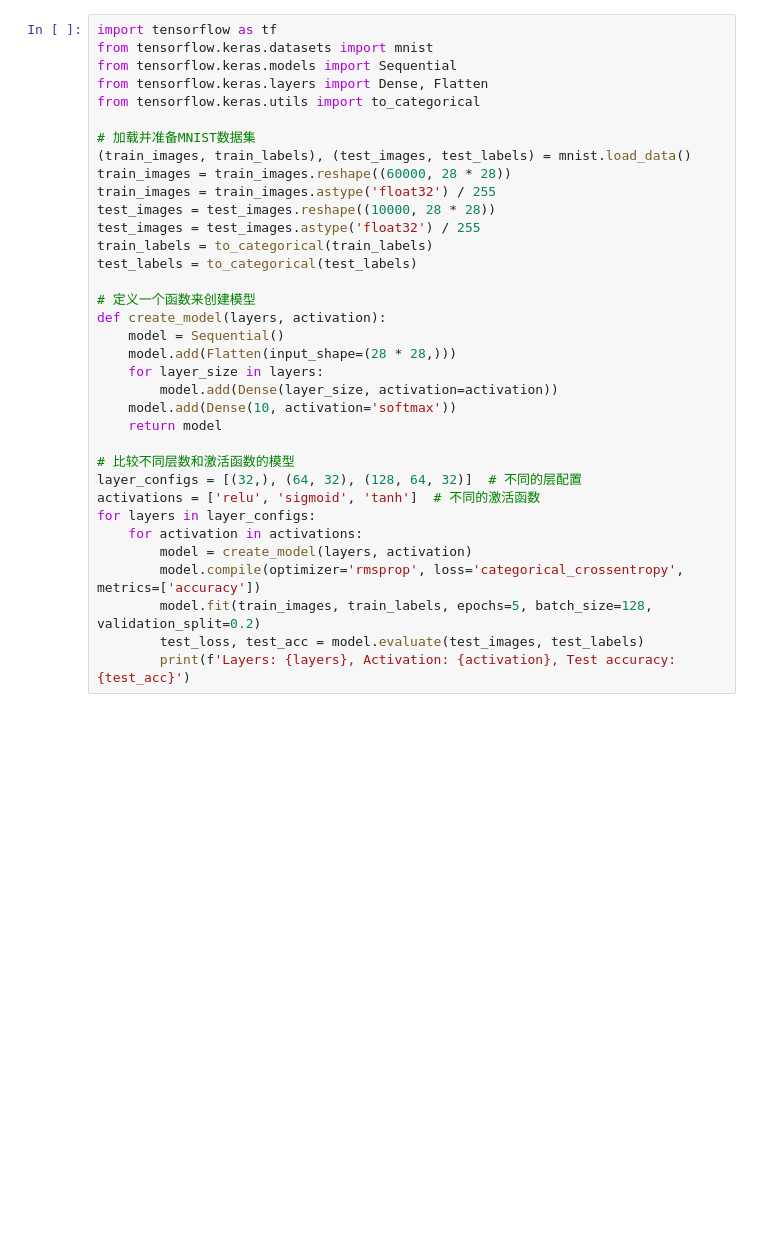
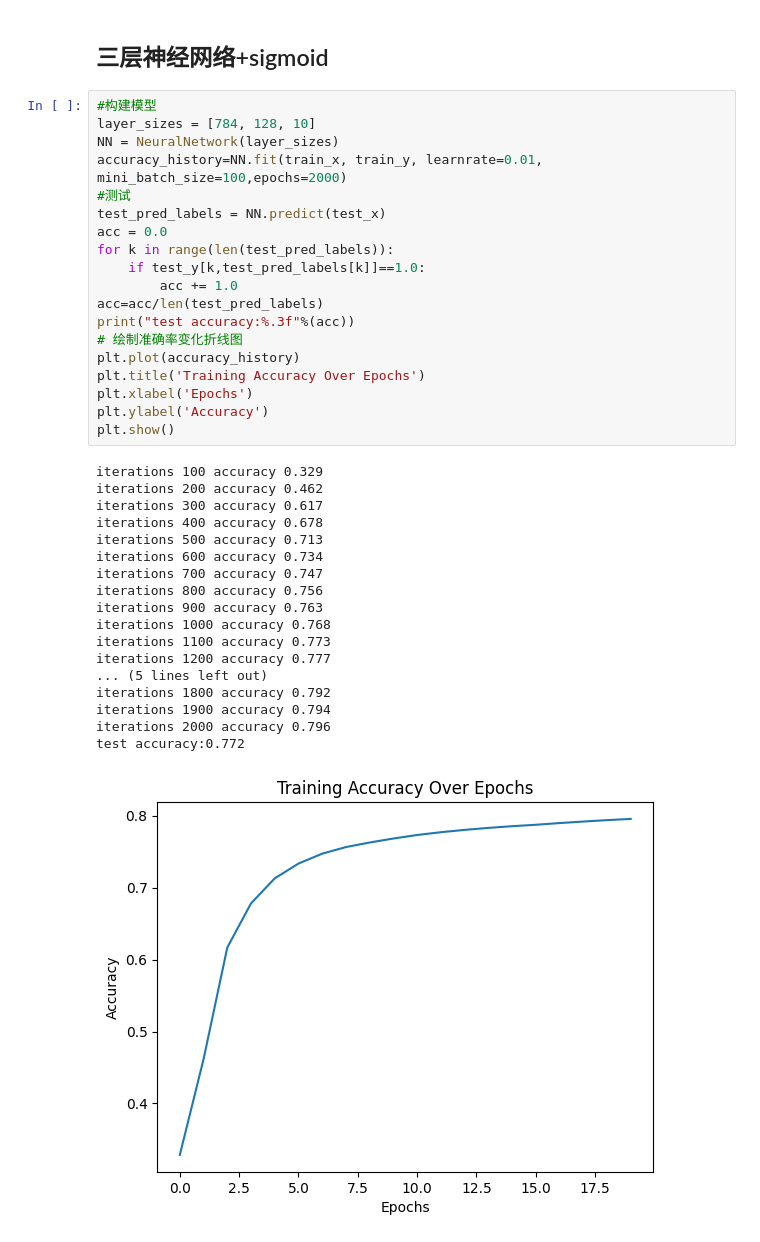
Before and after one commit to Bvbrutal/Machine-learning-basics, a Jupyter notebook: day04/Expend_6.9.ipynb, the cells around one changed output. Drawn from its saved outputs; the diff is of its cells as text; blank space fills up the shorter version.

```diff
--- a/day04/Expend_6.9.ipynb
+++ b/day04/Expend_6.9.ipynb
@@ -81,35 +155,40 @@ NameError: name 'X' is not defined
-# %%
-import tensorflow as tf
-from tensorflow.keras.datasets import mnist
-from tensorflow.keras.models import Sequential
-from tensorflow.keras.layers import Dense, Flatten
-from tensorflow.keras.utils import to_categorical
-
-# 加载并准备MNIST数据集
-(train_images, train_labels), (test_images, test_labels) = mnist.load_data()
-train_images = train_images.reshape((60000, 28 * 28))
-train_images = train_images.astype('float32') / 255
-test_images = test_images.reshape((10000, 28 * 28))
-test_images = test_images.astype('float32') / 255
-train_labels = to_categorical(train_labels)
-test_labels = to_categorical(test_labels)
-
-# 定义一个函数来创建模型
-def create_model(layers, activation):
-    model = Sequential()
-    model.add(Flatten(input_shape=(28 * 28,)))
-    for layer_size in layers:
-        model.add(Dense(layer_size, activation=activation))
-    model.add(Dense(10, activation='softmax'))
-    return model
-
-# 比较不同层数和激活函数的模型
-layer_configs = [(32,), (64, 32), (128, 64, 32)]  # 不同的层配置
-activations = ['relu', 'sigmoid', 'tanh']  # 不同的激活函数
-for layers in layer_configs:
-    for activation in activations:
-        model = create_model(layers, activation)
-        model.compile(optimizer='rmsprop', loss='categorical_crossentropy', metrics=['accuracy'])
-        model.fit(train_images, train_labels, epochs=5, batch_size=128, validation_split=0.2)
-        test_loss, test_acc = model.evaluate(test_images, test_labels)
-        print(f'Layers: {layers}, Activation: {activation}, Test accuracy: {test_acc}')
+# %% [markdown]
+## 三层神经网络+sigmoid
+# %%
+#构建模型
+layer_sizes = [784, 128, 10]
+NN = NeuralNetwork(layer_sizes)
+accuracy_history=NN.fit(train_x, train_y, learnrate=0.01, mini_batch_size=100,epochs=2000)
+#测试
+test_pred_labels = NN.predict(test_x)
+acc = 0.0
+for k in range(len(test_pred_labels)):
+    if test_y[k,test_pred_labels[k]]==1.0:
+        acc += 1.0
+acc=acc/len(test_pred_labels)
+print("test accuracy:%.3f"%(acc))
+# 绘制准确率变化折线图
+plt.plot(accuracy_history)
+plt.title('Training Accuracy Over Epochs')
+plt.xlabel('Epochs')
+plt.ylabel('Accuracy')
+plt.show()
+# %% [output]
+iterations 100 accuracy 0.329
+iterations 200 accuracy 0.462
+iterations 300 accuracy 0.617
+iterations 400 accuracy 0.678
+iterations 500 accuracy 0.713
+iterations 600 accuracy 0.734
+iterations 700 accuracy 0.747
+iterations 800 accuracy 0.756
+iterations 900 accuracy 0.763
+iterations 1000 accuracy 0.768
+iterations 1100 accuracy 0.773
+iterations 1200 accuracy 0.777
+... (5 lines left out)
+iterations 1800 accuracy 0.792
+iterations 1900 accuracy 0.794
+iterations 2000 accuracy 0.796
+test accuracy:0.772
+[figure, added]
```
Also changed, not shown: parts of 22 cells of this notebook, 1 other file.
